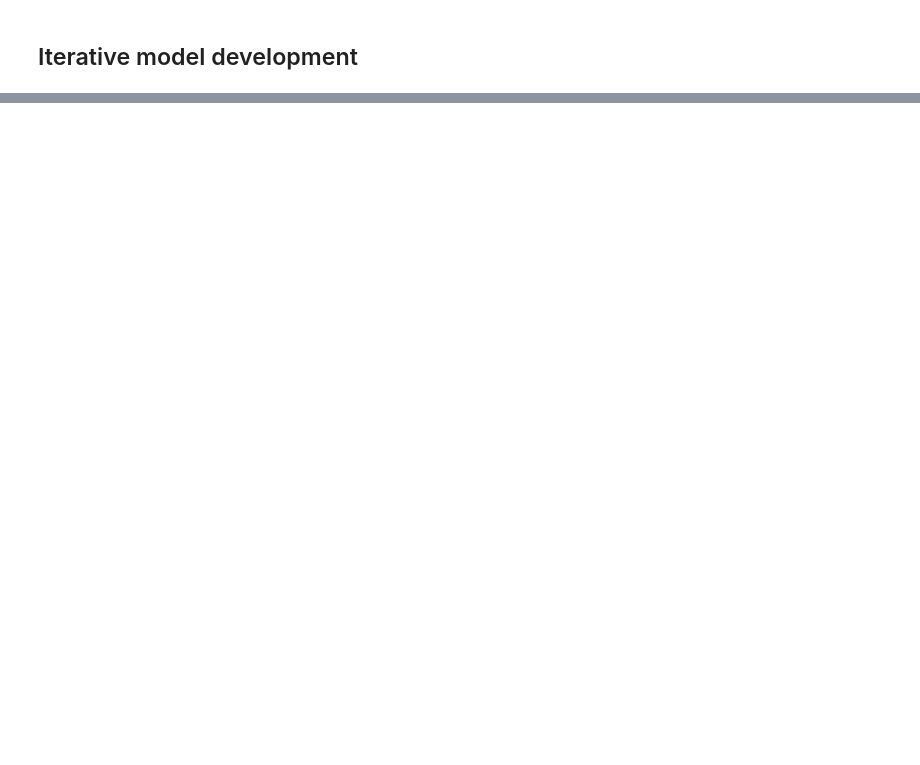
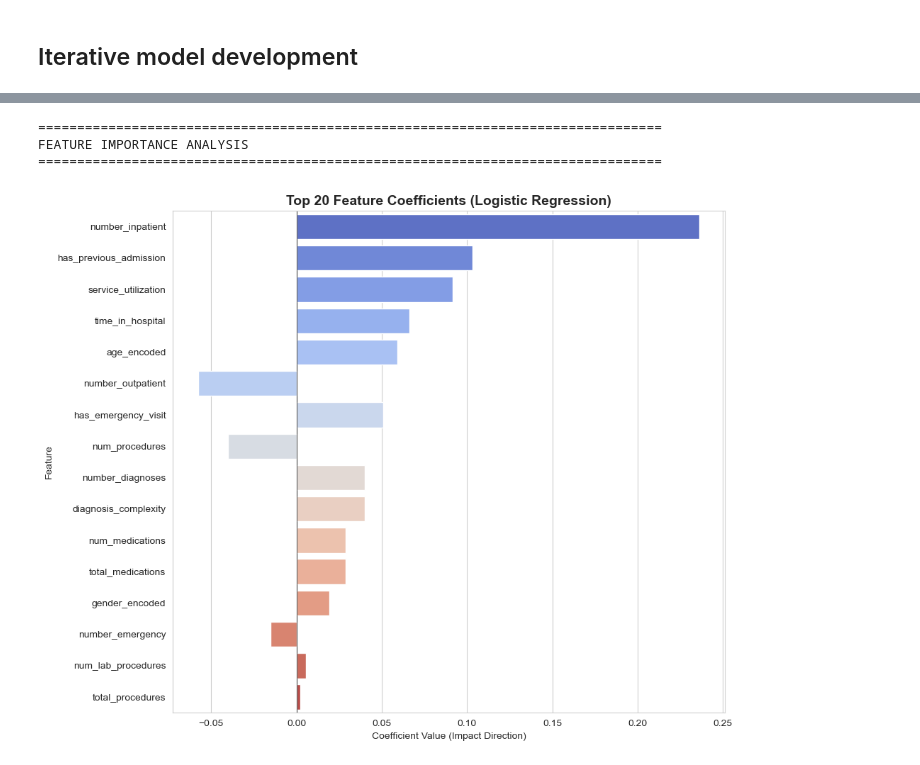
Before and after one commit to Troaxx/mldp, a Jupyter notebook: Daniella Han Xue En_2404908B.ipynb, the cells around one changed output, grey strips where cells are left out. Drawn from its saved outputs; the diff is of its cells as text; code cells hidden in the pictures; blank space fills up the shorter version.

```diff
--- a/Daniella Han Xue En_2404908B.ipynb
+++ b/Daniella Han Xue En_2404908B.ipynb
@@ -608,0 +555,8 @@ NOTEBOOK EXECUTION COMPLETED SUCCESSFULLY
+# %%
+print("\nHANDLING MISSING VALUES")
+print("-" * 80)
+
+for col in df_processed.select_dtypes(include=['object']).columns:
+    if '?' in df_processed[col].values:
+        df_processed[col] = df_processed[col].replace('?', 'Unknown')
+        print(f"Replaced '?' with 'Unknown' in {col}")
@@ -921,0 +1054,50 @@ Not Readmitted       0.92      0.69      0.78     18083
+# %%
+# Feature Importance Analysis
+print(f"\n================================================================================")
+print(f"FEATURE IMPORTANCE ANALYSIS")
+print(f"================================================================================")
+
+# Check if best_model has feature_importances_ (Tree-based) or coef_ (Linear)
+if hasattr(best_model, 'feature_importances_'):
+    importances = best_model.feature_importances_
+    feature_names = available_features # From your feature selection step
+
+    # Create DataFrame
+    feature_imp_df = pd.DataFrame({'Feature': feature_names, 'Importance': importances})
+    feature_imp_df = feature_imp_df.sort_values('Importance', ascending=False).head(20)
+
+    # Plot
+    plt.figure(figsize=(10, 8))
+    sns.barplot(x='Importance', y='Feature', data=feature_imp_df, palette='viridis')
+    plt.title(f'Top 20 Feature Importances ({type(best_model).__name__})', fontsize=14, fontweight='bold')
+    plt.xlabel('Importance Score')
+    plt.ylabel('Feature')
+    plt.tight_layout()
+    plt.show()
+
+    print("\nTop 5 Drivers of Readmission Risk:")
+    for i, row in feature_imp_df.head(5).iterrows():
+        print(f"{i+1}. {row['Feature']} ({row['Importance']:.4f})")
+
+elif hasattr(best_model, 'coef_'):
+    # For Logistic Regression
+    importances = best_model.coef_[0]
+    feature_names = available_features
+
+    feature_imp_df = pd.DataFrame({'Feature': feature_names, 'Coefficient': importances})
+    feature_imp_df['Abs_Coefficient'] = feature_imp_df['Coefficient'].abs()
+    feature_imp_df = feature_imp_df.sort_values('Abs_Coefficient', ascending=False).head(20)
+
+    plt.figure(figsize=(10, 8))
+    sns.barplot(x='Coefficient', y='Feature', data=feature_imp_df, palette='coolwarm')
+    plt.title(f'Top 20 Feature Coefficients (Logistic Regression)', fontsize=14, fontweight='bold')
+    plt.xlabel('Coefficient Value (Impact Direction)')
+    plt.ylabel('Feature')
+    plt.axvline(x=0, color='black', linestyle='-', linewidth=0.5)
+    plt.tight_layout()
+    plt.show()
+# %% [output]
+================================================================================
+FEATURE IMPORTANCE ANALYSIS
+================================================================================
+[figure, added]
```
Also changed, not shown: parts of 64 cells of this notebook, 3 other files.
